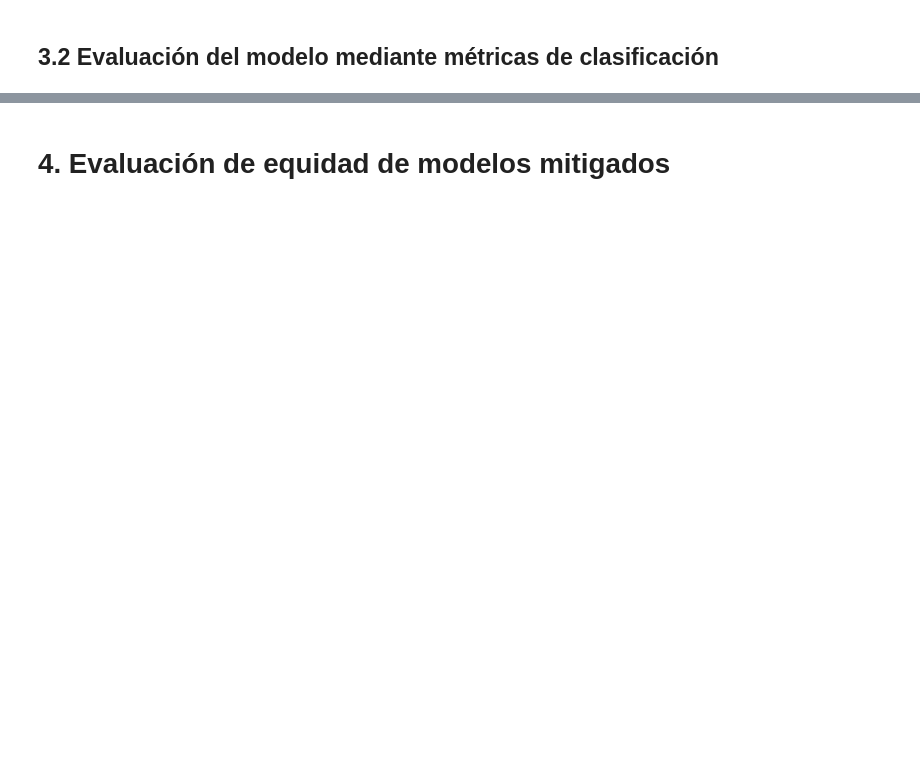
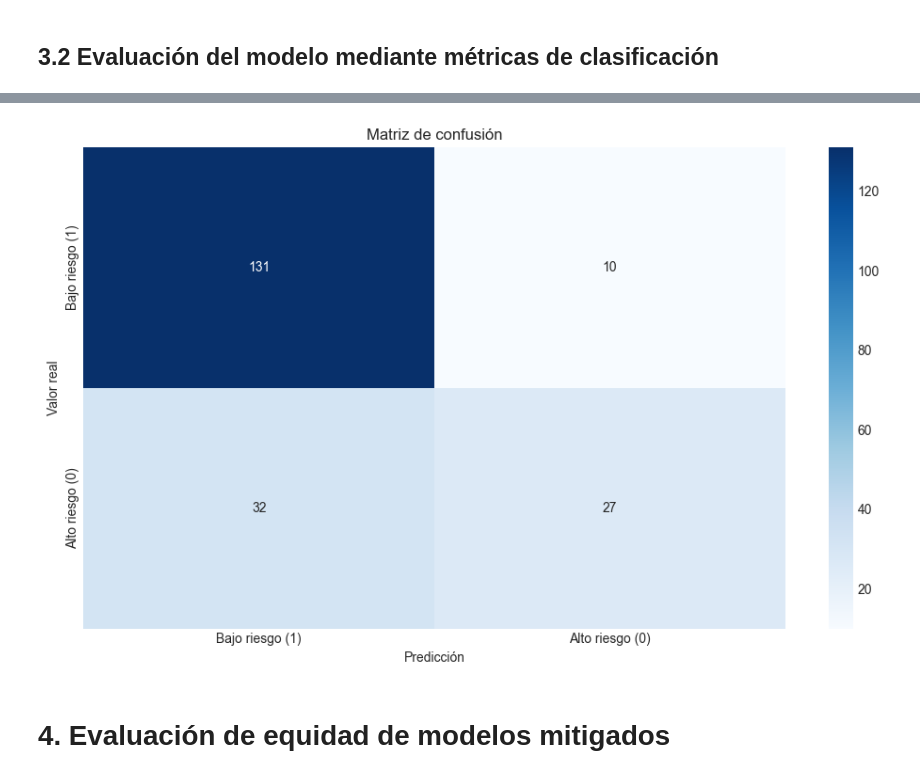
Before and after one commit to Gerardo1909/tpfinal_equidad, a Jupyter notebook: tp_final_fairness_ML/notebooks/05_modelo_mitigado.ipynb, the cells around one changed output, grey strips where cells are left out. Cells and saved outputs as stored; diff of their text form; code cells hidden in the pictures; blank space fills up the shorter version.

```diff
--- a/tp_final_fairness_ML/notebooks/05_modelo_mitigado.ipynb
+++ b/tp_final_fairness_ML/notebooks/05_modelo_mitigado.ipynb
@@ -188,3 +159,7 @@ Inprocessing model accuracy: 0.7700
+# %%
+graficar_matriz_de_confusion(y_test, y_pred_prejudice)
+# %% [output]
+[figure, added]
 # %% [markdown]
 # 4. Evaluación de equidad de modelos mitigados
 # %%
```
Also changed, not shown: parts of 19 cells of this notebook, 14 other files.
